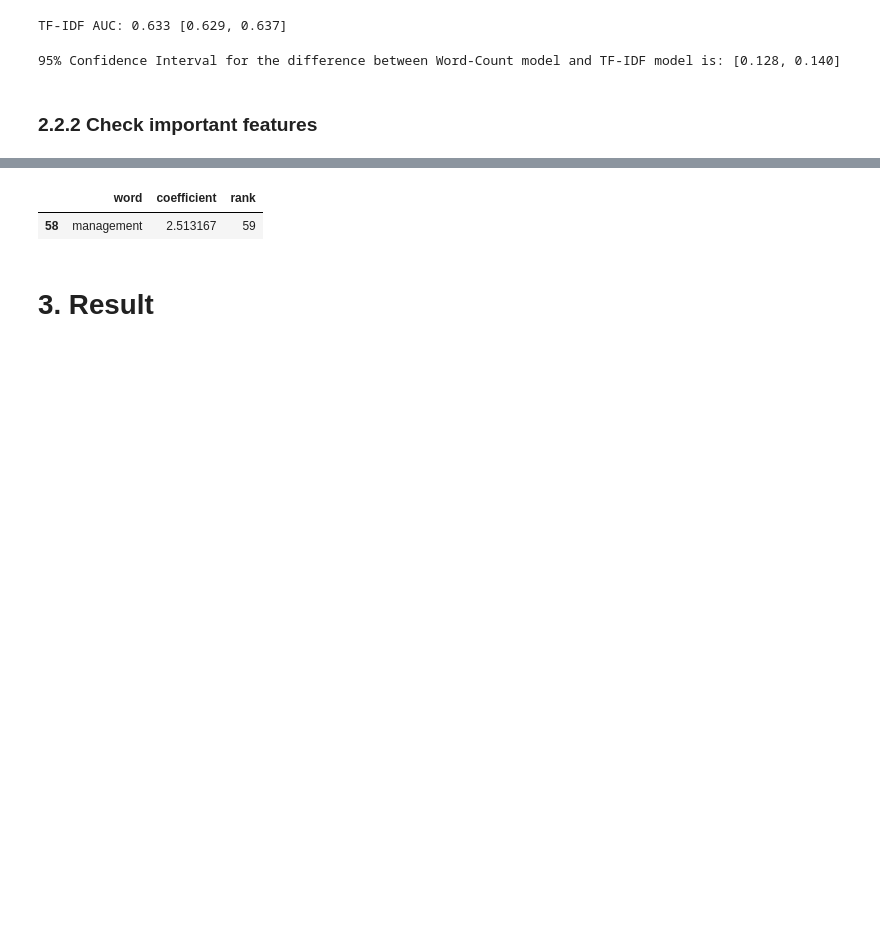
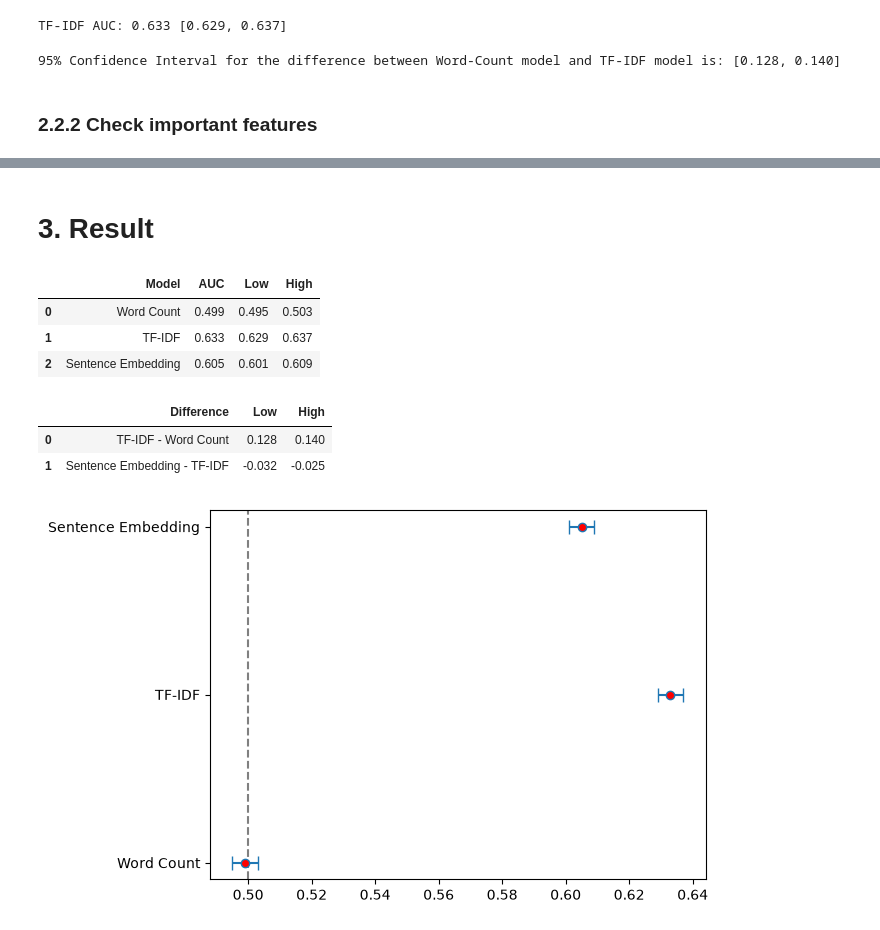
Before and after one commit to kirito-takahashi/what-former-employees-say, a Jupyter notebook: notebooks/3.1-kt-former-classification.ipynb, the cells around one changed output, grey strips where cells are left out. Saved outputs shown, nothing was run; the diff lists cells and outputs as text; code cells hidden in the pictures; blank space fills up the shorter version.

Commit message:
Fix wrong C parameter and add result section

```diff
--- a/notebooks/3.1-kt-former-classification.ipynb
+++ b/notebooks/3.1-kt-former-classification.ipynb
@@ -275,9 +276,42 @@ plt.show()
-# %%
-ranked = importance_df.reset_index(drop=True)
-ranked["rank"] = ranked.index + 1
-ranked[ranked["word"] == "management"]
-# %% [output]
-|  | word | coefficient | rank |
-| 58 | management | 2.513167 | 59 |
 # %% [markdown]
 # 3. Result
+# %%
+result = pd.DataFrame([
+    ["Word Count", 0.499, 0.495, 0.503],
+    ["TF-IDF", 0.633, 0.629, 0.637],
+    ["Sentence Embedding", 0.605 ,0.601, 0.609]
+], columns=["Model", "AUC", "Low", "High"]
+)
+
+result
+# %% [output]
+|  | Model | AUC | Low | High |
+| 0 | Word Count | 0.499 | 0.495 | 0.503 |
+| 1 | TF-IDF | 0.633 | 0.629 | 0.637 |
+| 2 | Sentence Embedding | 0.605 | 0.601 | 0.609 |
+# %%
+diff = pd.DataFrame([
+    ["TF-IDF - Word Count", 0.128, 0.140],
+    ["Sentence Embedding - TF-IDF", -0.032, -0.025],
+], columns=["Difference", "Low", "High"]
+)
+
+diff
+# %% [output]
+|  | Difference | Low | High |
+| 0 | TF-IDF - Word Count | 0.128 | 0.140 |
+| 1 | Sentence Embedding - TF-IDF | -0.032 | -0.025 |
+# %%
+plt.errorbar(
+    x=result["AUC"],
+    y=result["Model"],
+    xerr=[result["AUC"] - result["Low"], result["High"] - result["AUC"]],
+    fmt="o",
+    capsize=5,
+    mfc="red"
+    )
+plt.axvline(0.50, linestyle="--", color="gray")
+
+plt.show()
+# %% [output]
+[figure, added]
```
Also changed, not shown: parts of 4 cells of this notebook, 2 other files.
